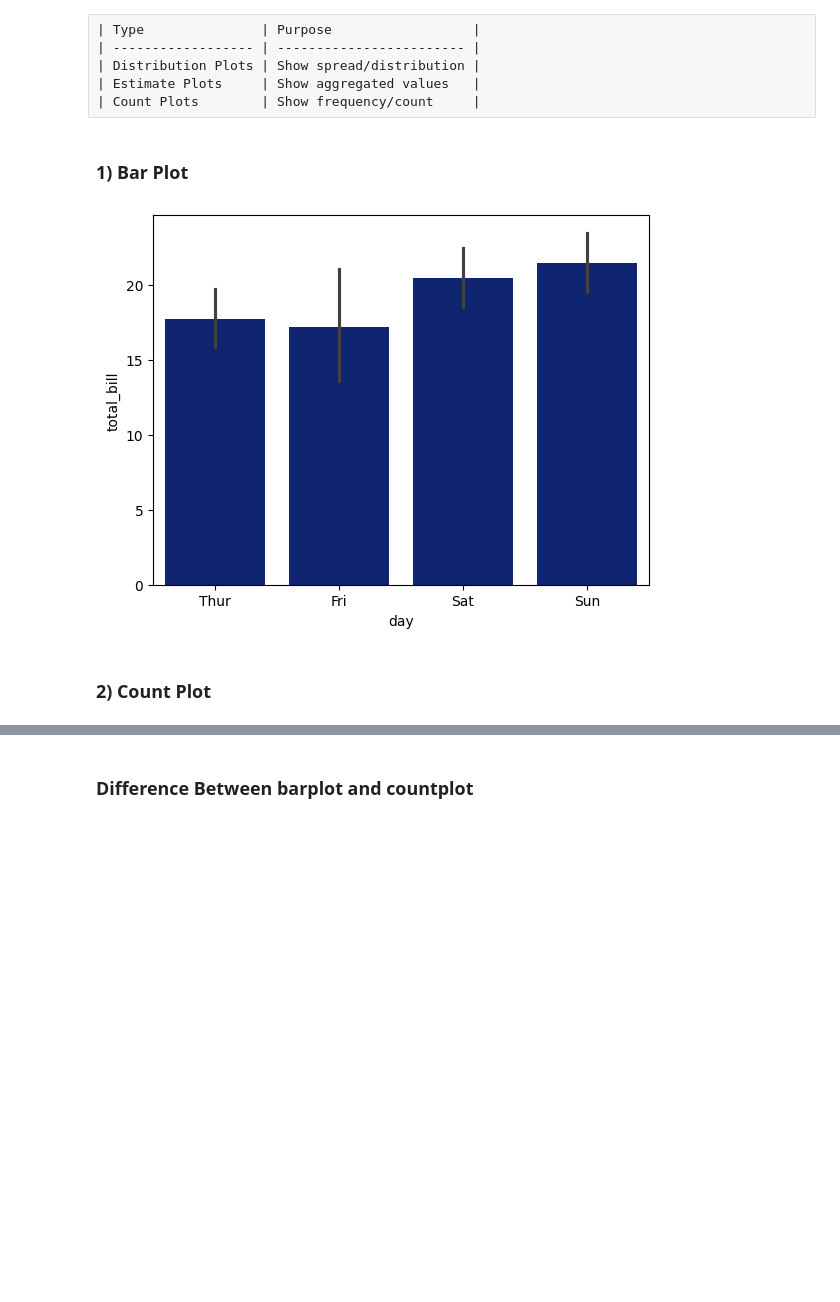
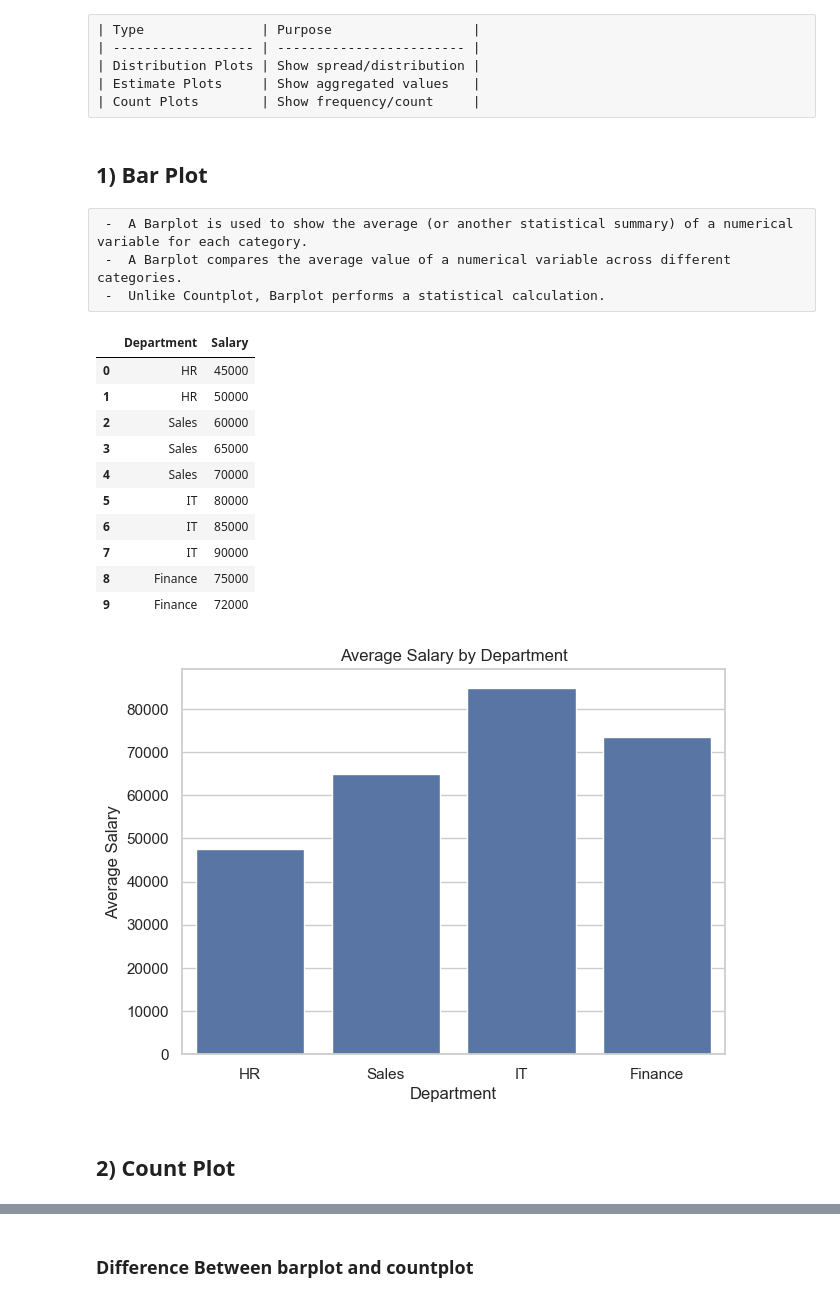
Before and after one commit to theaditya24/COMPLETE-PYTHON-FOR-DATA-ANALYTICS, a Jupyter notebook: DATA VISUALIZATION/Seaborn.ipynb, the cells around one changed output, grey strips where cells are left out. Cells and saved outputs as stored; diff of their text form; code cells hidden in the pictures; blank space fills up the shorter version.

```diff
--- a/DATA VISUALIZATION/Seaborn.ipynb
+++ b/DATA VISUALIZATION/Seaborn.ipynb
@@ -961,23 +961,59 @@ Examples:
 | Estimate Plots     | Show aggregated values   |
 | Count Plots        | Show frequency/count     |
 # %% [markdown]
-### 1) Bar Plot
+## 1) Bar Plot
+# %% [raw]
+ -  A Barplot is used to show the average (or another statistical summary) of a numerical variable for each category.
+ -  A Barplot compares the average value of a numerical variable across different categories.
+ -  Unlike Countplot, Barplot performs a statistical calculation.
 # %%
-# Shows aggregated values (usually mean).
-# In barplot for any one axis (x or y) you will give Categorical Data and for another axis you will give numerical Data
-sns.barplot(
-    x="day",
-    y="total_bill",
-    data=tips
-)
+df = pd.DataFrame({
+    "Department": [
+        "HR","HR",
+        "Sales","Sales","Sales",
+        "IT","IT","IT",
+        "Finance","Finance"
+    ],
+    "Salary": [
+        45000,50000,
+        60000,65000,70000,
+        80000,85000,90000,
+        75000,72000
+    ]
+})
 
-plt.show()
-
-# Important
-# By default:
-#     barplot calculates mean
-#     Mean Visualization = Height of bar = average value
+df
 # %% [output]
-[figure, removed]
+|  | Department | Salary |
+| 0 | HR | 45000 |
+| 1 | HR | 50000 |
+| 2 | Sales | 60000 |
+| 3 | Sales | 65000 |
+| 4 | Sales | 70000 |
+| 5 | IT | 80000 |
+| 6 | IT | 85000 |
+| 7 | IT | 90000 |
+| 8 | Finance | 75000 |
+| 9 | Finance | 72000 |
+# %%
+sns.set_theme(style='whitegrid')
+plt.figure(figsize=(7,5))
+
+sns.barplot(
+    data=df,
+    x="Department",
+    y="Salary",
+    errorbar = None
+)
+# it calculates the mean( average ) for any categorical variable by default. If you want to change that
+# then you'll use 'estimator = max/min/median/etc...'
+
+plt.title("Average Salary by Department")
+plt.xlabel("Department")
+plt.ylabel("Average Salary")
+
+plt.show()
+# %% [output]
+[figure, added]
 # %% [markdown]
-### 2) Count Plot
+## 2) Count Plot
```
Also changed, not shown: parts of 10 cells of this notebook.
